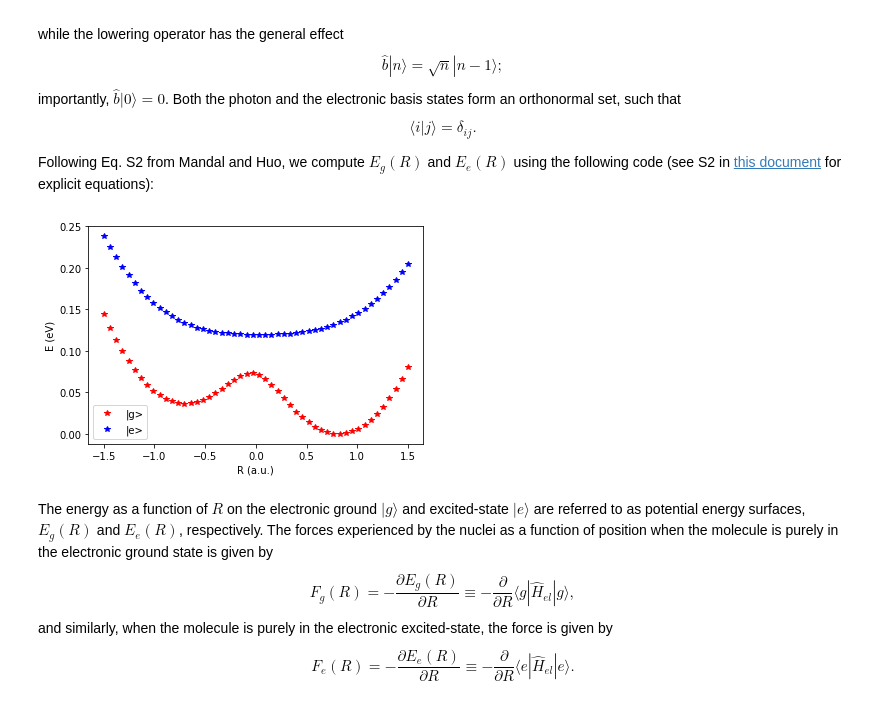
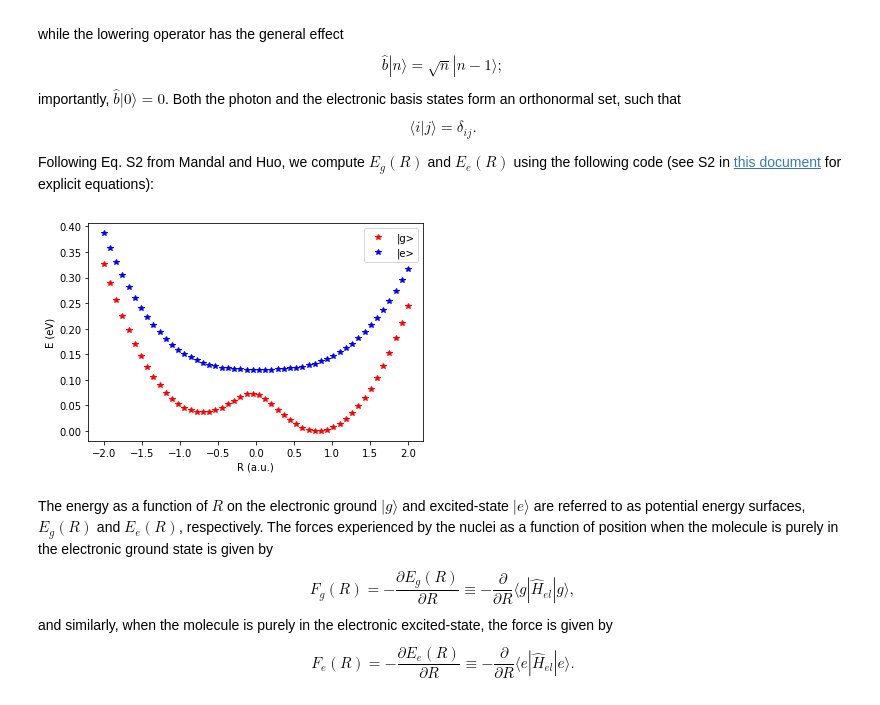
Before and after one commit to FoleyLab/PyCQED, a Jupyter notebook: Polariton_Hamiltonian.ipynb, the cells around one changed output. Cells and saved outputs as stored; diff of their text form; code cells hidden in the pictures.

```diff
--- a/Polariton_Hamiltonian.ipynb
+++ b/Polariton_Hamiltonian.ipynb
@@ -63,24 +63,24 @@ def E_of_R(R):
 # %%
 ### Code to run E_of_R function for a variety of values of R between -1.5 and 1.5 atomic units
 ### and plot the energy in electron volts for the ground- and excited-state surface,
 ### giving the plot from Figure 2 of Mandal and Huo's paper
-rlist = np.linspace(-1.5, 1.5, 50)
+rlist = np.linspace(-2.0, 2.0, 50)
 
 E_ground = []
 E_excite = []
 for r in rlist:
     PES = E_of_R(r)
     E_ground.append(PES[0])
     E_excite.append(PES[1])
 
 plt.plot(rlist, E_ground, 'r*', label='|g>')
 plt.plot(rlist, E_excite, 'b*', label='|e>')
 plt.xlabel("R (a.u.)")
 plt.ylabel("E (eV)")
 plt.legend()
 plt.show()
 # %% [output]
-[figure, old version]
+[figure, new version]
 # %% [markdown]
 The energy as a function of $R$ on the electronic ground $|g\rangle$ and excited-state $|e\rangle$ are referred
 to as potential energy surfaces, $E_g(R)$ and $E_e(R)$, respectively.  The forces experienced by the nuclei as a function of position when the molecule is purely in the electronic ground state is given by
```
Also changed, not shown: parts of 5 cells of this notebook.
